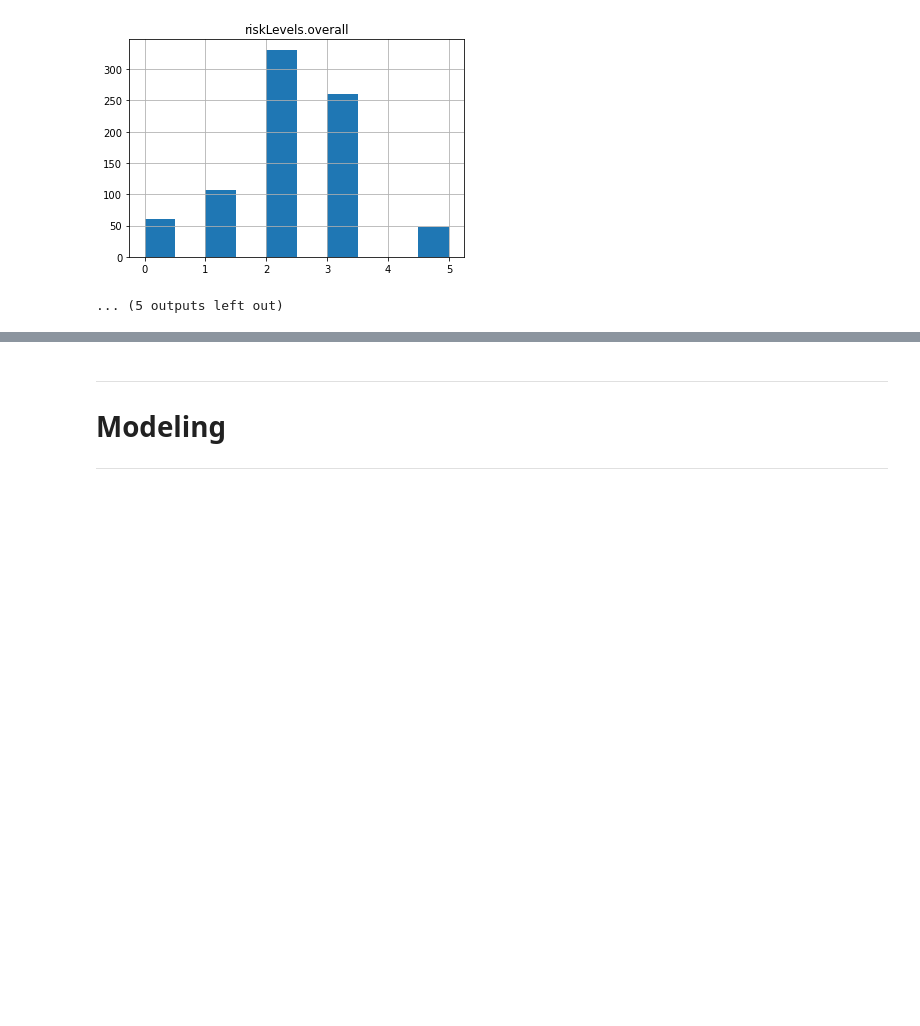
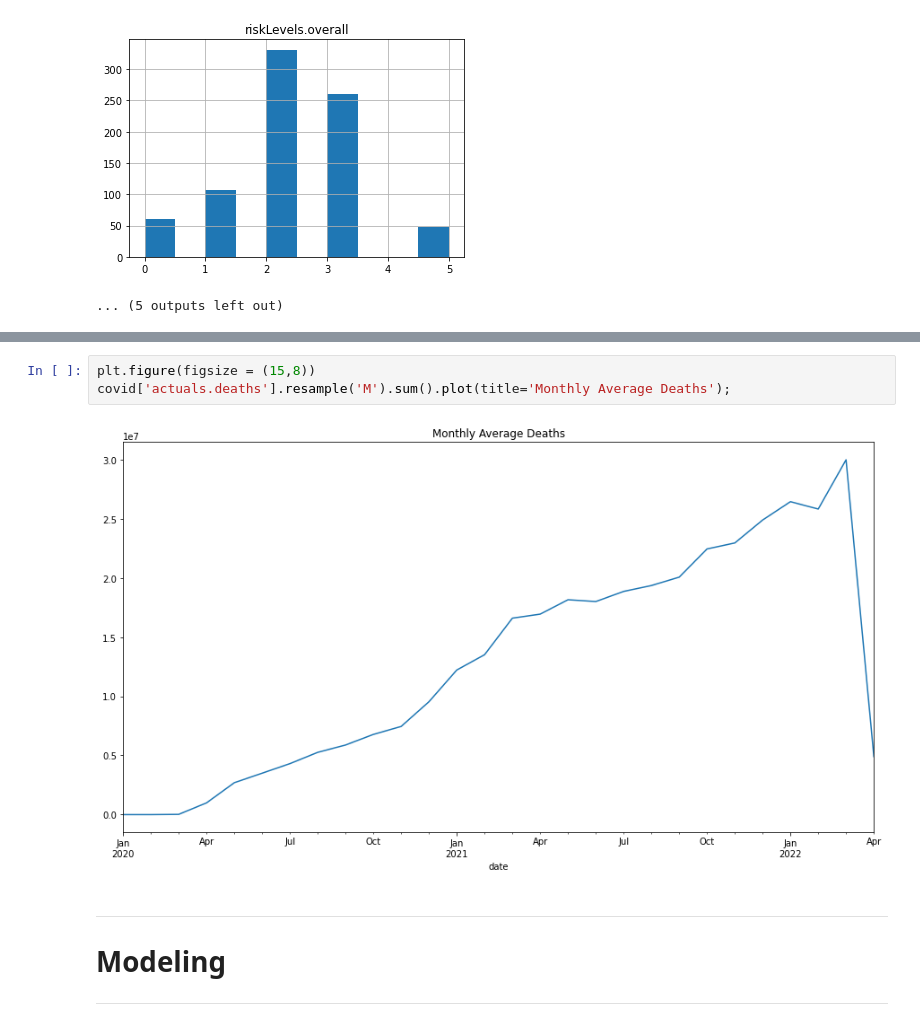
Before and after one commit to JeanetteSchulz/Covid_Analysis, a Jupyter notebook: Jeanettes_Project_Workbook.ipynb, the cells around one changed output, grey strips where cells are left out. Saved outputs shown, nothing was run; the diff lists cells and outputs as text; blank space fills up the shorter version.

```diff
--- a/Jeanettes_Project_Workbook.ipynb
+++ b/Jeanettes_Project_Workbook.ipynb
@@ -392,3 +392,8 @@ covid['actuals.deaths'].resample('M').mean().plot(title='Monthly Average Deaths'
+# %%
+plt.figure(figsize = (15,8))
+covid['actuals.deaths'].resample('M').sum().plot(title='Monthly Average Deaths');
+# %% [output]
+[figure, added]
 # %% [markdown]
 ---
 # Modeling
```
Also changed, not shown: parts of 14 cells of this notebook.
